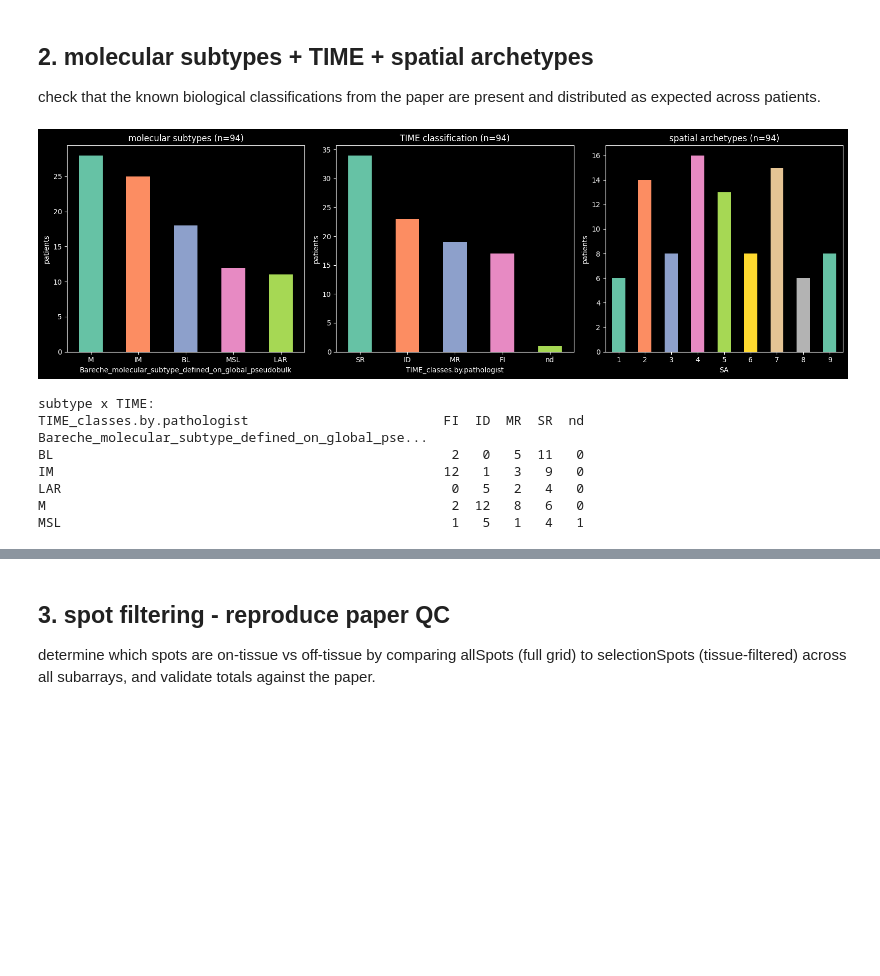
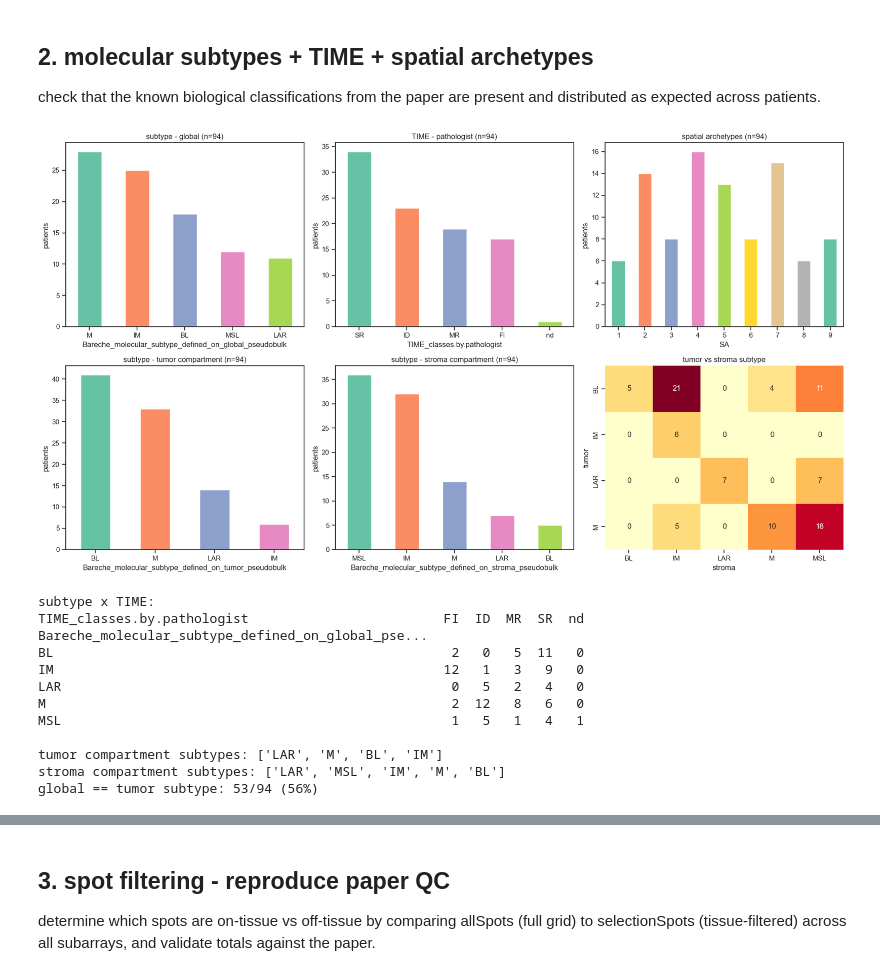
Before and after one commit to teslajoy/omicstra, a Jupyter notebook: notebooks/exploration/eda_biological_signal.ipynb, the cells around one changed output, grey strips where cells are left out. Saved outputs shown, nothing was run; the diff lists cells and outputs as text; code cells hidden in the pictures; blank space fills up the shorter version.

```diff
--- a/notebooks/exploration/eda_biological_signal.ipynb
+++ b/notebooks/exploration/eda_biological_signal.ipynb
@@ -78,39 +124,66 @@ check that the known biological classifications from the paper are present and d
 # %%
 # paper (p3): 5 TNBC molecular subtypes (Bareche classification on global pseudobulk)
 # paper (p3): TIME classification by pathologist (FI, SR, MR, ID)
 # paper (p9): 9 spatial archetypes from hierarchical clustering of 14 megaclusters
-fig, axes = plt.subplots(1, 3, figsize=(16, 5))
+# paper (p4-5): tumor and stroma compartments classify differently - key spatial heterogeneity
 
-# molecular subtypes
+fig, axes = plt.subplots(2, 3, figsize=(18, 10))
+
+# row 1: global subtype, TIME, spatial archetypes
 sub_col = 'Bareche_molecular_subtype_defined_on_global_pseudobulk'
-clinical[sub_col].value_counts().plot(kind='bar', ax=axes[0], color=sns.color_palette('Set2'))
-axes[0].set_title(f'molecular subtypes (n={clinical[sub_col].notna().sum()})')
-axes[0].set_ylabel('patients')
-axes[0].tick_params(axis='x', rotation=0)
+clinical[sub_col].value_counts().plot(kind='bar', ax=axes[0, 0], color=sns.color_palette('Set2'))
+axes[0, 0].set_title(f'subtype - global (n={clinical[sub_col].notna().sum()})')
+axes[0, 0].set_ylabel('patients')
+axes[0, 0].tick_params(axis='x', rotation=0)
 
-# TIME classification
 time_col = 'TIME_classes.by.pathologist'
-clinical[time_col].value_counts().plot(kind='bar', ax=axes[1], color=sns.color_palette('Set2'))
-axes[1].set_title(f'TIME classification (n={clinical[time_col].notna().sum()})')
-axes[1].set_ylabel('patients')
-axes[1].tick_params(axis='x', rotation=0)
+clinical[time_col].value_counts().plot(kind='bar', ax=axes[0, 1], color=sns.color_palette('Set2'))
+axes[0, 1].set_title(f'TIME - pathologist (n={clinical[time_col].notna().sum()})')
+axes[0, 1].set_ylabel('patients')
+axes[0, 1].tick_params(axis='x', rotation=0)
 
-# spatial archetypes
 sa_col = 'Spatial archetypes_defined_on_ST_global_pseudobulk'
-clinical[sa_col].value_counts().sort_index().plot(kind='bar', ax=axes[2], color=sns.color_palette('Set2'))
-axes[2].set_title(f'spatial archetypes (n={clinical[sa_col].notna().sum()})')
-axes[2].set_ylabel('patients')
-axes[2].set_xlabel('SA')
-axes[2].tick_params(axis='x', rotation=0)
+clinical[sa_col].value_counts().sort_index().plot(kind='bar', ax=axes[0, 2], color=sns.color_palette('Set2'))
+axes[0, 2].set_title(f'spatial archetypes (n={clinical[sa_col].notna().sum()})')
+axes[0, 2].set_ylabel('patients')
+axes[0, 2].set_xlabel('SA')
+axes[0, 2].tick_params(axis='x', rotation=0)
+
+# row 2: tumor vs stroma compartment subtypes + cross-tab
+tumor_col = 'Bareche_molecular_subtype_defined_on_tumor_pseudobulk'
+stroma_col = 'Bareche_molecular_subtype_defined_on_stroma_pseudobulk'
+
+clinical[tumor_col].value_counts().plot(kind='bar', ax=axes[1, 0], color=sns.color_palette('Set2'))
+axes[1, 0].set_title(f'subtype - tumor compartment (n={clinical[tumor_col].notna().sum()})')
+axes[1, 0].set_ylabel('patients')
+axes[1, 0].tick_params(axis='x', rotation=0)
+
+clinical[stroma_col].value_counts().plot(kind='bar', ax=axes[1, 1], color=sns.color_palette('Set2'))
+axes[1, 1].set_title(f'subtype - stroma compartment (n={clinical[stroma_col].notna().sum()})')
+axes[1, 1].set_ylabel('patients')
+axes[1, 1].tick_params(axis='x', rotation=0)
+
+# cross-tab: do tumor and stroma agree?
+ct = pd.crosstab(clinical[tumor_col], clinical[stroma_col])
+sns.heatmap(ct, annot=True, fmt='d', cmap='YlOrRd', ax=axes[1, 2], cbar=False)
+axes[1, 2].set_title('tumor vs stroma subtype')
+axes[1, 2].set_xlabel('stroma')
+axes[1, 2].set_ylabel('tumor')
 
 plt.tight_layout()
 plt.show()
 
-# cross-tabulate subtype x TIME
+# paper (p4): tumor compartment only has 3 subtypes (LAR, M, BL) while stroma has all 5
+# this means IM and MSL subtypes are driven by stroma, not tumor cells
 print('subtype x TIME:')
 print(pd.crosstab(clinical[sub_col], clinical[time_col]))
+print()
+print('tumor compartment subtypes:', clinical[tumor_col].unique().tolist())
+print('stroma compartment subtypes:', clinical[stroma_col].unique().tolist())
+agree = (clinical[sub_col] == clinical[tumor_col]).sum()
+print(f'global == tumor subtype: {agree}/94 ({agree/94*100:.0f}%)')
 # %% [output]
-[figure, old version]
+[figure, new version]
 subtype x TIME:
 TIME_classes.by.pathologist                         FI  ID  MR  SR  nd
 Bareche_molecular_subtype_defined_on_global_pse...
@@ -119,3 +192,7 @@ IM                                                  12   1   3   9   0
 LAR                                                  0   5   2   4   0
 M                                                    2  12   8   6   0
 MSL                                                  1   5   1   4   1
+
+tumor compartment subtypes: ['LAR', 'M', 'BL', 'IM']
+stroma compartment subtypes: ['LAR', 'MSL', 'IM', 'M', 'BL']
+global == tumor subtype: 53/94 (56%)
```
Also changed, not shown: parts of 14 cells of this notebook.
